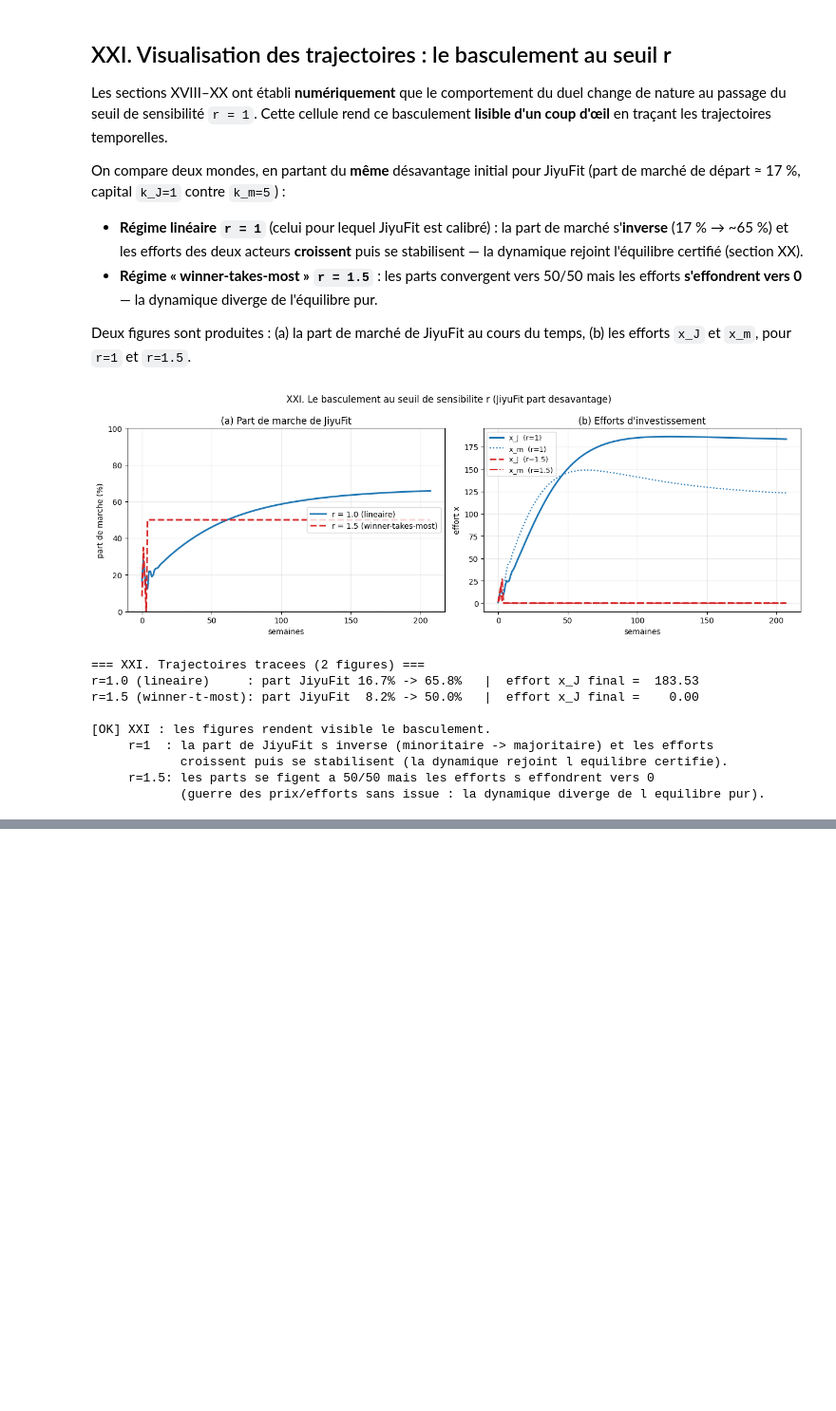
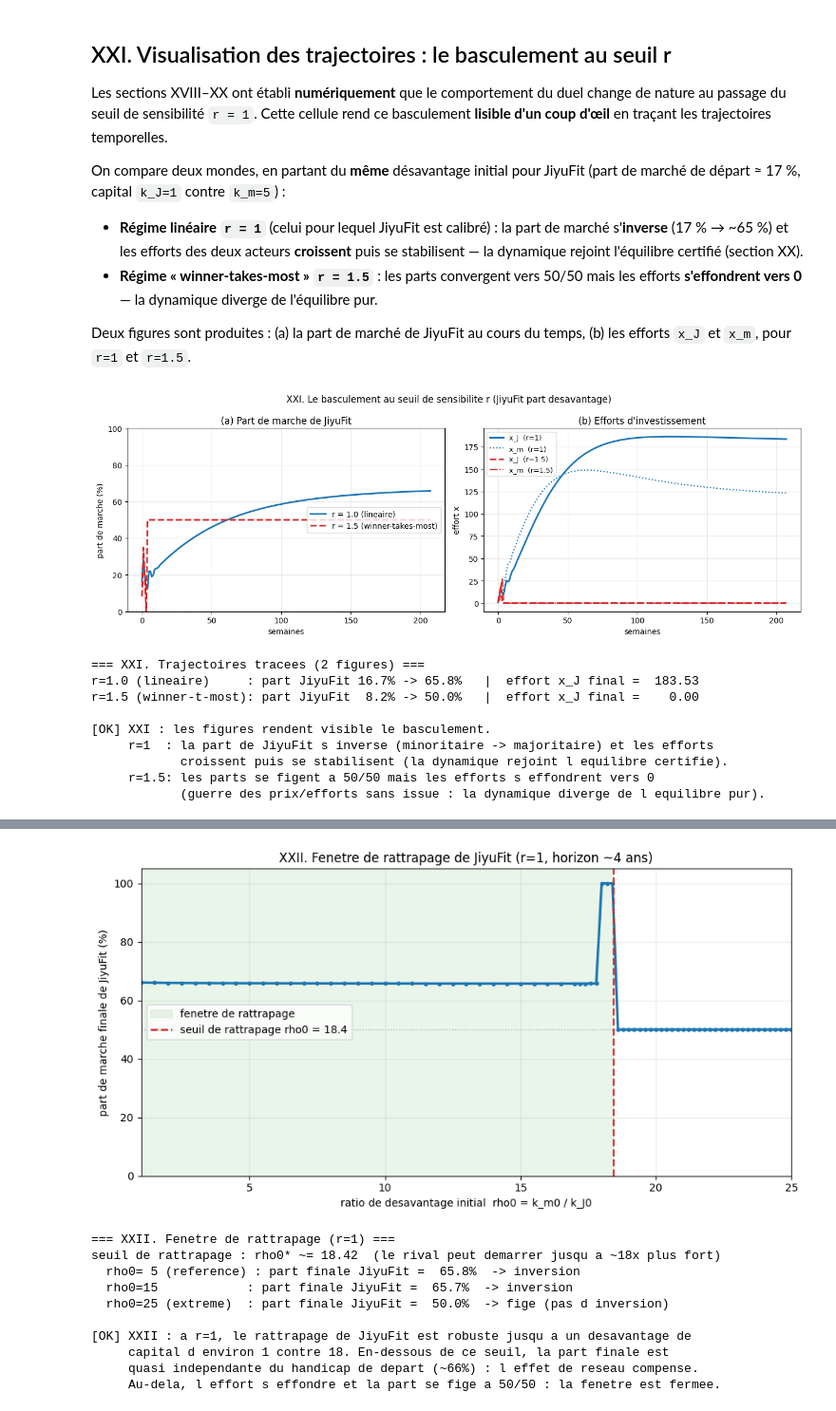
Before and after one commit to pinfada/jiyufit-modele-concurrentiel, a Jupyter notebook: jiyufit_modele_concurrentiel.ipynb, the cells around one changed output, grey strips where cells are left out. Shown at 95% size. Cells and saved outputs as stored; diff of their text form; code cells hidden in the pictures; blank space fills up the shorter version.

Commit message:
XXII. Fenetre de rattrapage : part finale de JiyuFit vs desavantage initial (r=1), seuil rho0*~=18.4

```diff
--- a/jiyufit_modele_concurrentiel.ipynb
+++ b/jiyufit_modele_concurrentiel.ipynb
@@ -1679,0 +1703,69 @@ r=1.5 (winner-t-most): part JiyuFit  8.2% -> 50.0%   |  effort x_J final =    0.
+# %%
+# === XXII. Fenetre de rattrapage : part finale de JiyuFit vs desavantage initial (r=1) ===
+import numpy as np
+import matplotlib.pyplot as plt
+
+def part_finale(rho0, kj0=1.0, r=1.0, T=208):
+    """Part de marche finale de JiyuFit quand le rival demarre rho0 fois plus fort (k_m0=rho0*k_J0)."""
+    mp = ModelParams(); mp.r = r
+    with np.errstate(over='ignore', invalid='ignore'):
+        h = simulate(mp, T=T, k_J0=kj0, k_m0=rho0*kj0)
+    p = np.asarray(h['P_J'], float)
+    return p[-1]
+
+# Balayage du ratio de desavantage initial
+rhos = np.concatenate([np.linspace(1, 17, 33), np.linspace(17.2, 25, 40)])
+parts = np.array([part_finale(r0) for r0 in rhos])
+
+# Localisation du seuil de fin de rattrapage (derniere valeur avec part > 0.55) par dichotomie
+def _inverse(rho0):
+    return part_finale(rho0) > 0.55
+lo, hi = 15.0, 25.0
+for _ in range(40):
+    mid = 0.5*(lo+hi)
+    if _inverse(mid): lo = mid
+    else: hi = mid
+seuil = 0.5*(lo+hi)
+
+# --- Figure : part finale vs ratio de desavantage ---
+fig, ax = plt.subplots(figsize=(9.5, 5.0))
+ax.axhline(50, color='0.7', ls=':', lw=1)
+ax.axvspan(1, seuil, color='#2ca02c', alpha=0.10, label='fenetre de rattrapage')
+ax.plot(rhos, 100*parts, color='#1f77b4', lw=2.4, marker='o', ms=3)
+ax.axvline(seuil, color='#d62728', ls='--', lw=1.8, label=f'seuil de rattrapage rho0 = {seuil:.1f}')
+ax.set_title('XXII. Fenetre de rattrapage de JiyuFit (r=1, horizon ~4 ans)')
+ax.set_xlabel('ratio de desavantage initial  rho0 = k_m0 / k_J0')
+ax.set_ylabel('part de marche finale de JiyuFit (%)')
+ax.set_ylim(0, 105); ax.set_xlim(1, 25)
+ax.legend(loc='center left'); ax.grid(alpha=0.25)
+fig.tight_layout(); plt.show()
+
+# --- Verifications ---
+assert part_finale(5.0)  > 0.60, 'a rho0=5 (cas de reference) JiyuFit doit s inverser (~66%)'
+assert part_finale(15.0) > 0.60, 'a rho0=15 JiyuFit doit encore s inverser'
+assert part_finale(25.0) < 0.55, 'a rho0=25 (desavantage extreme) plus d inversion'
+assert 15.0 < seuil < 22.0, 'le seuil de rattrapage doit se situer autour de ~18'
+
+part5, part15, part25 = part_finale(5.0), part_finale(15.0), part_finale(25.0)
+print('=== XXII. Fenetre de rattrapage (r=1) ===')
+print(f'seuil de rattrapage : rho0* ~= {seuil:.2f}  (le rival peut demarrer jusqu a ~{seuil:.0f}x plus fort)')
+print(f'  rho0= 5 (reference) : part finale JiyuFit = {100*part5:5.1f}%  -> inversion')
+print(f'  rho0=15            : part finale JiyuFit = {100*part15:5.1f}%  -> inversion')
+print(f'  rho0=25 (extreme)  : part finale JiyuFit = {100*part25:5.1f}%  -> fige (pas d inversion)')
+print()
+print('[OK] XXII : a r=1, le rattrapage de JiyuFit est robuste jusqu a un desavantage de')
+print(f'     capital d environ 1 contre {seuil:.0f}. En-dessous de ce seuil, la part finale est')
+print('     quasi independante du handicap de depart (~66%) : l effet de reseau compense.')
+print('     Au-dela, l effort s effondre et la part se fige a 50/50 : la fenetre est fermee.')
+# %% [output]
+[figure, added]
+=== XXII. Fenetre de rattrapage (r=1) ===
+seuil de rattrapage : rho0* ~= 18.42  (le rival peut demarrer jusqu a ~18x plus fort)
+  rho0= 5 (reference) : part finale JiyuFit =  65.8%  -> inversion
+  rho0=15            : part finale JiyuFit =  65.7%  -> inversion
+  rho0=25 (extreme)  : part finale JiyuFit =  50.0%  -> fige (pas d inversion)
+
+[OK] XXII : a r=1, le rattrapage de JiyuFit est robuste jusqu a un desavantage de
+     capital d environ 1 contre 18. En-dessous de ce seuil, la part finale est
+     quasi independante du handicap de depart (~66%) : l effet de reseau compense.
+     Au-dela, l effort s effondre et la part se fige a 50/50 : la fenetre est fermee.
```
Also changed, not shown: parts of 1 cell of this notebook.
